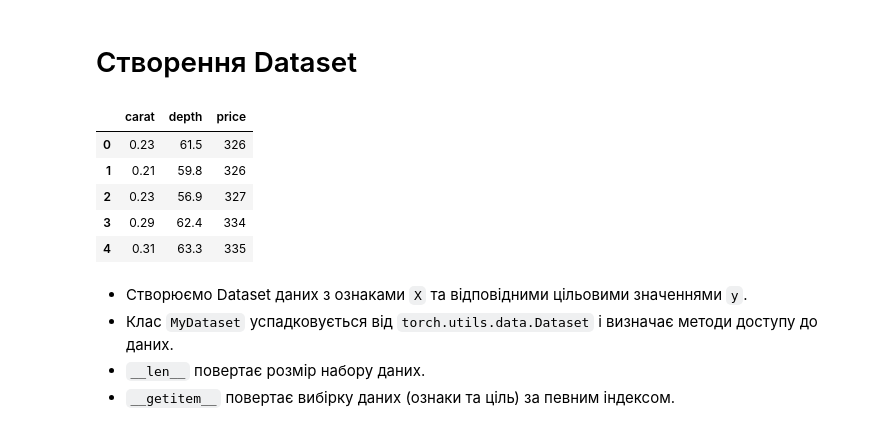
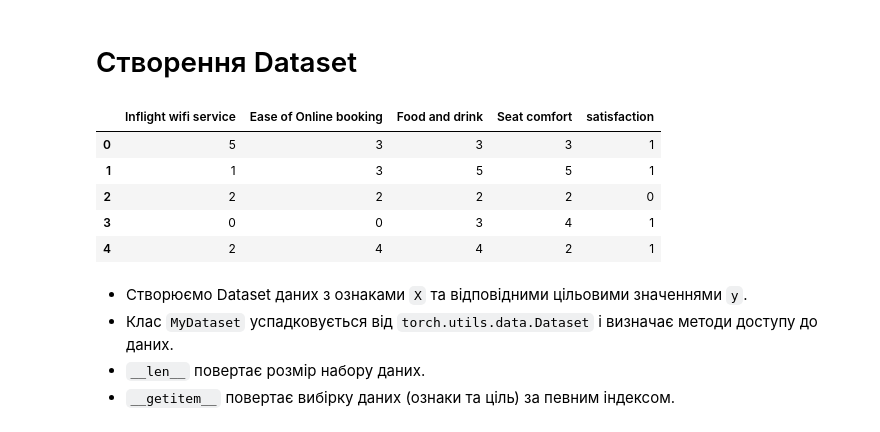
Before and after one commit to HalyshAnton/IT-Step-Pyton-AI, a Jupyter notebook: module4/Classification.ipynb, the cells around one changed output. Cells and saved outputs as stored; diff of their text form; code cells hidden in the pictures.

```diff
--- a/module4/Classification.ipynb
+++ b/module4/Classification.ipynb
@@ -175,18 +175,20 @@ torch.set_default_device(device)
 # %% [markdown]
 # Створення Dataset
 # %%
-df = pd.read_csv("https://raw.githubusercontent.com/HalyshAnton/IT-Step-Pyton-AI/main/module3/data/diamonds2.csv",
-                 usecols=['carat', 'depth', 'price']
+df = pd.read_csv("https://raw.githubusercontent.com/HalyshAnton/IT-Step-Pyton-AI/main/module3/data/Airline%20Passenger%20Satisfaction.csv",
+                 usecols=['Ease of Online booking', 'Inflight wifi service', 'Food and drink', 'Seat comfort', 'satisfaction']
                  )
 
+df['satisfaction'] = df['satisfaction'].map({'satisfied': 1, 'neutral or dissatisfied': 0})
+
 df.head()
 # %% [output]
-|  | carat | depth | price |
-| 0 | 0.23 | 61.5 | 326 |
-| 1 | 0.21 | 59.8 | 326 |
-| 2 | 0.23 | 56.9 | 327 |
-| 3 | 0.29 | 62.4 | 334 |
-| 4 | 0.31 | 63.3 | 335 |
+|  | Inflight wifi service | Ease of Online booking | Food and drink | Seat comfort | satisfaction |
+| 0 | 5 | 3 | 3 | 3 | 1 |
+| 1 | 1 | 3 | 5 | 5 | 1 |
+| 2 | 2 | 2 | 2 | 2 | 0 |
+| 3 | 0 | 0 | 3 | 4 | 1 |
+| 4 | 2 | 4 | 4 | 2 | 1 |
 # %%
 from torch.utils.data import Dataset
 from sklearn.model_selection import train_test_split
```
Also changed, not shown: parts of 7 cells of this notebook.
